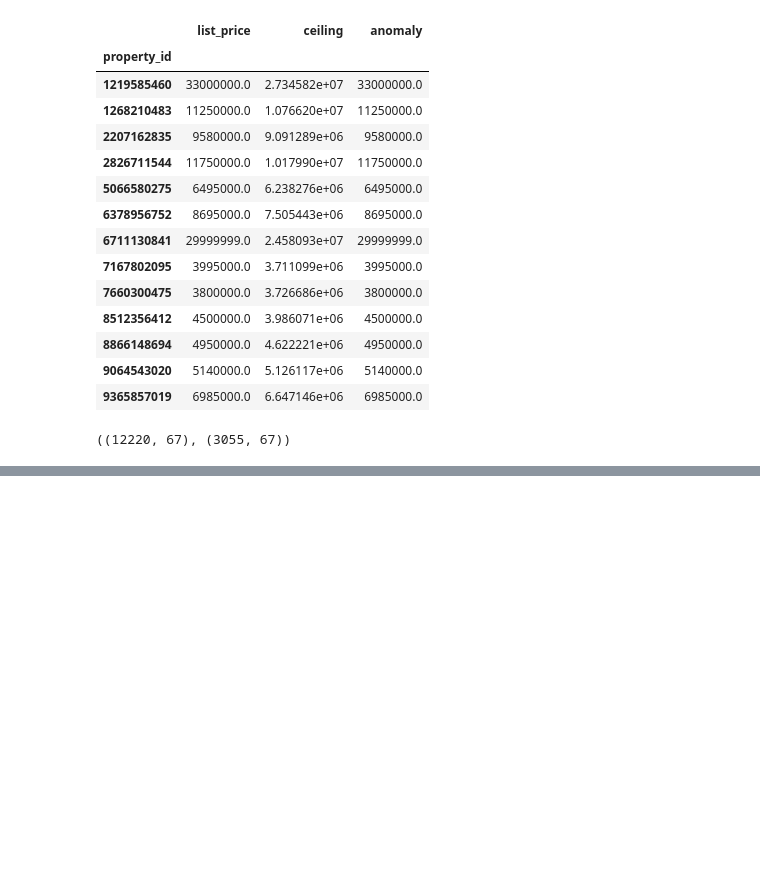
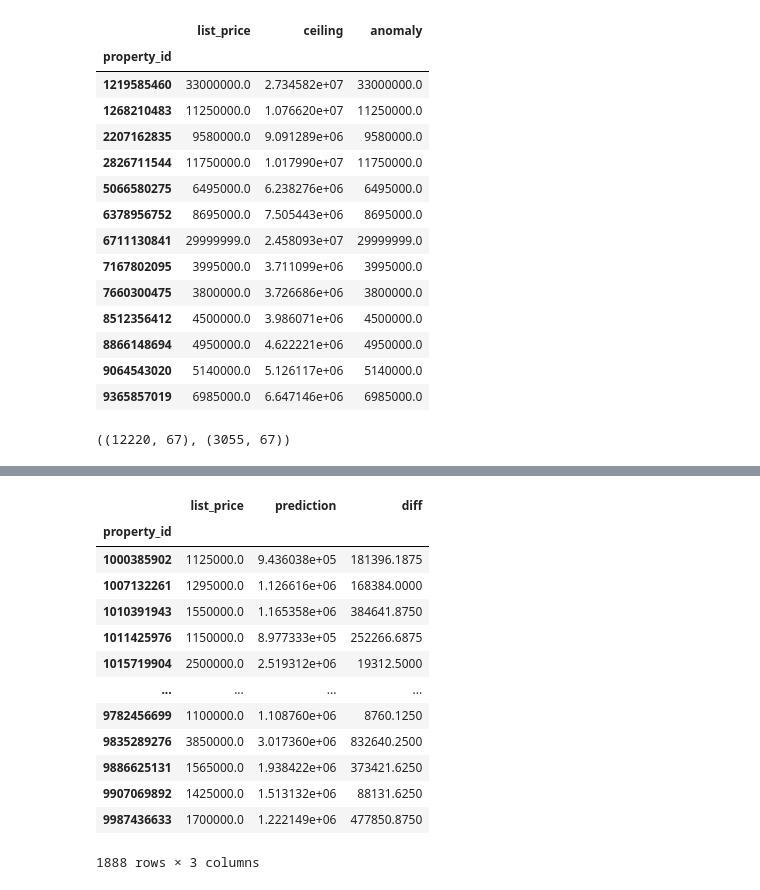
Before and after one commit to HandyFacts/recomendacion_mercado_inmobiliario, a Jupyter notebook: data_science/Modelo/Modelo_prices_houses.ipynb, the cells around one changed output, grey strips where cells are left out. Drawn from its saved outputs; the diff is of its cells as text; code cells hidden in the pictures; blank space fills up the shorter version.

```diff
--- a/data_science/Modelo/Modelo_prices_houses.ipynb
+++ b/data_science/Modelo/Modelo_prices_houses.ipynb
@@ -657,0 +774,17 @@ xgb.plot_importance(model)
+# %%
+df_comparacion[df_comparacion['list_price'] >= 1000000 ]
+# %% [output]
+|  | list_price | prediction | diff |
+| property_id |  |  |  |
+| 1000385902 | 1125000.0 | 9.436038e+05 | 181396.1875 |
+| 1007132261 | 1295000.0 | 1.126616e+06 | 168384.0000 |
+| 1010391943 | 1550000.0 | 1.165358e+06 | 384641.8750 |
+| 1011425976 | 1150000.0 | 8.977333e+05 | 252266.6875 |
+| 1015719904 | 2500000.0 | 2.519312e+06 | 19312.5000 |
+| ... | ... | ... | ... |
+| 9782456699 | 1100000.0 | 1.108760e+06 | 8760.1250 |
+| 9835289276 | 3850000.0 | 3.017360e+06 | 832640.2500 |
+| 9886625131 | 1565000.0 | 1.938422e+06 | 373421.6250 |
+| 9907069892 | 1425000.0 | 1.513132e+06 | 88131.6250 |
+| 9987436633 | 1700000.0 | 1.222149e+06 | 477850.8750 |
+1888 rows × 3 columns
```
Also changed, not shown: parts of 19 cells of this notebook, 1 other file.
